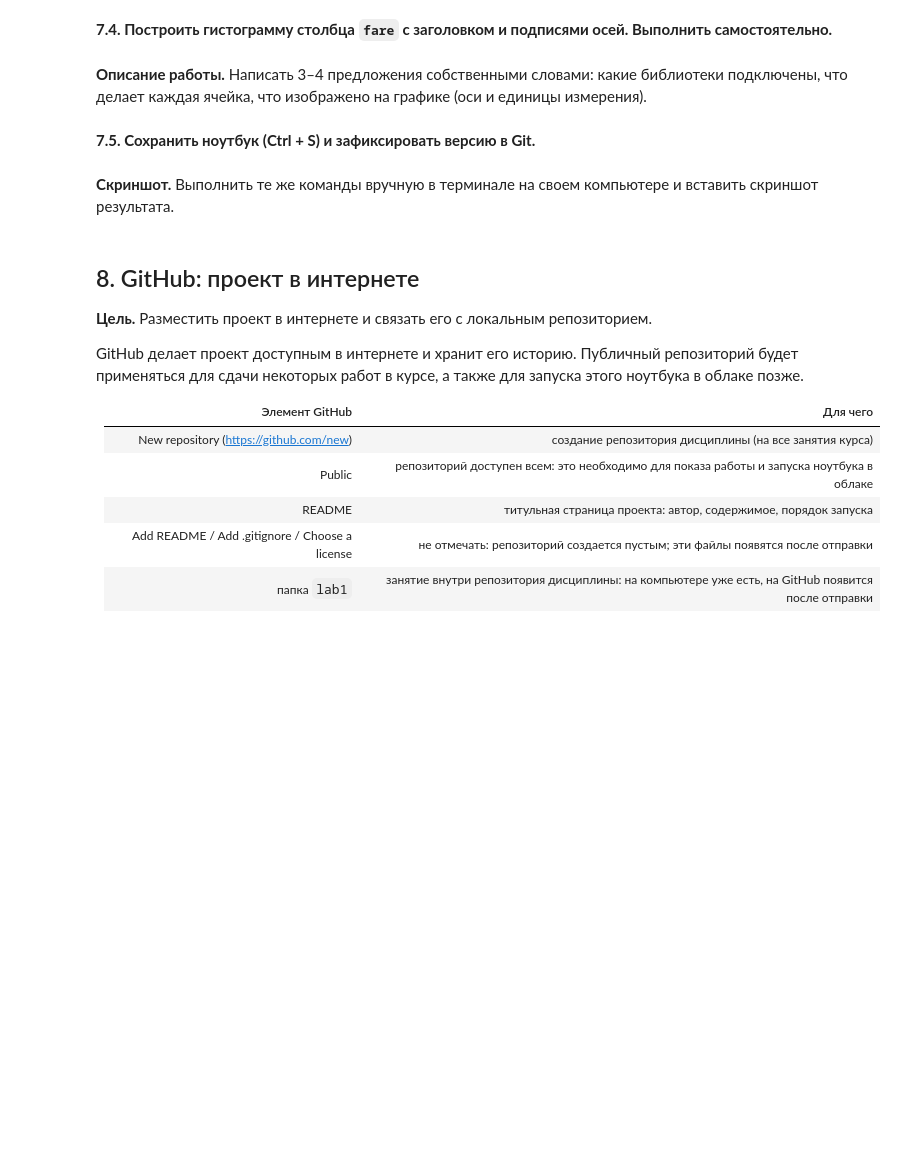
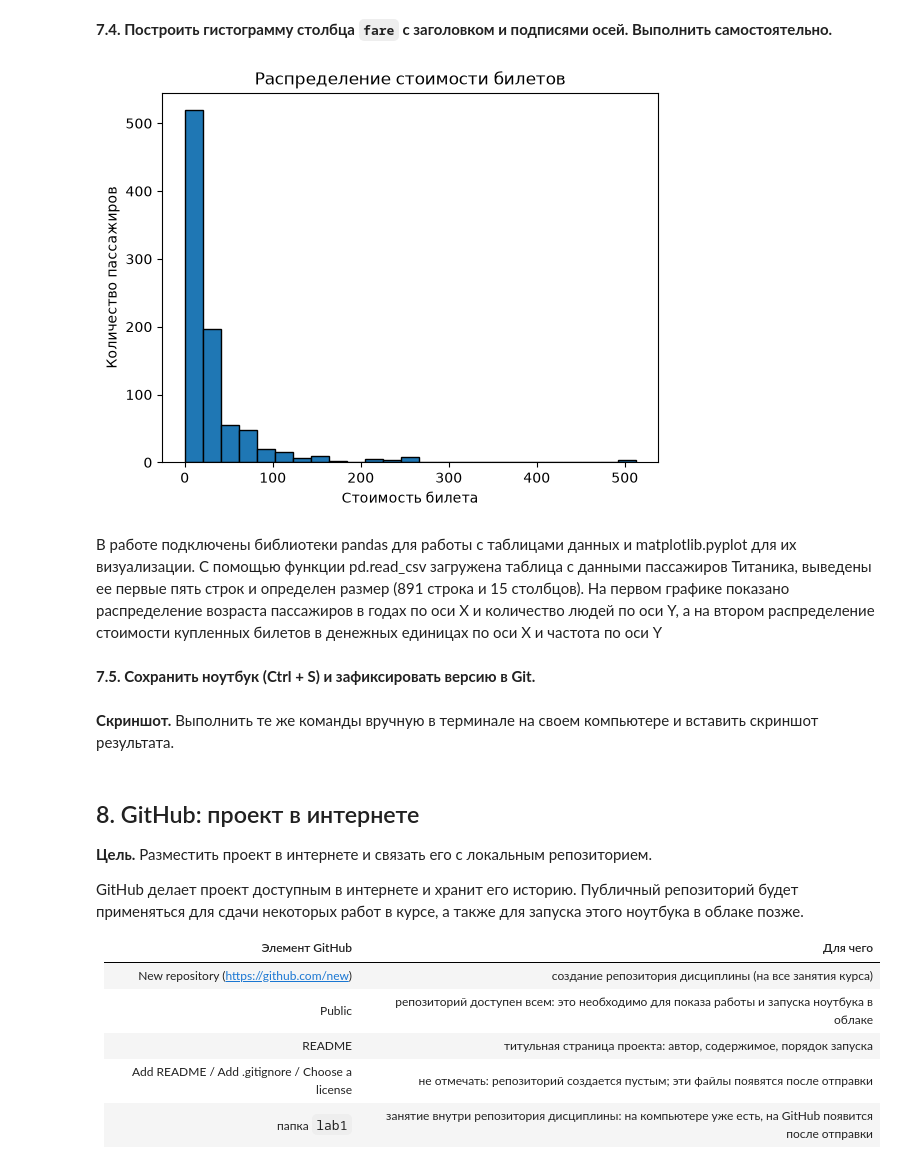
Before and after one commit to AKINJA/ml-course, a Jupyter notebook: lab1/notebooks/lab1.ipynb, the cells around one changed output. Drawn from its saved outputs; the diff is of its cells as text; code cells hidden in the pictures; blank space fills up the shorter version.

```diff
--- a/lab1/notebooks/lab1.ipynb
+++ b/lab1/notebooks/lab1.ipynb
@@ -543,8 +778,15 @@ print()
 **7.4. Построить гистограмму столбца `fare` с заголовком и подписями осей. Выполнить самостоятельно.**
 # %%
 # Самостоятельно: построить гистограмму столбца fare с заголовком и подписями осей
+df["fare"].plot(kind="hist", bins=25, edgecolor="black")
+plt.title("Распределение стоимости билетов")
+plt.xlabel("Стоимость билета")
+plt.ylabel("Количество пассажиров")
+plt.show()
+# %% [output]
+[figure, added]
 # %% [markdown]
-**Описание работы.** Написать 3–4 предложения собственными словами: какие библиотеки подключены, что делает каждая ячейка, что изображено на графике (оси и единицы измерения).
+В работе подключены библиотеки pandas для работы с таблицами данных и matplotlib.pyplot для их визуализации. С помощью функции pd.read_csv загружена таблица с данными пассажиров Титаника, выведены ее первые пять строк и определен размер (891 строка и 15 столбцов). На первом графике показано распределение возраста пассажиров в годах по оси X и количество людей по оси Y, а на втором распределение стоимости купленных билетов в денежных единицах по оси X и частота по оси Y
 # %% [markdown]
 **7.5. Сохранить ноутбук (Ctrl + S) и зафиксировать версию в Git.**
 # %%
```
Also changed, not shown: parts of 58 cells of this notebook, 1 other file.
